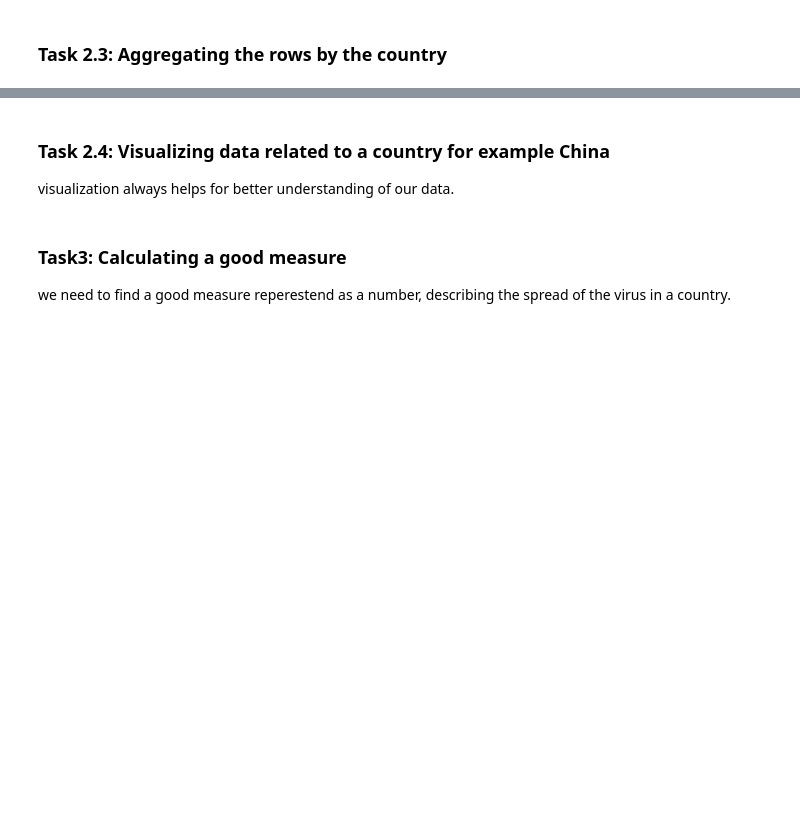
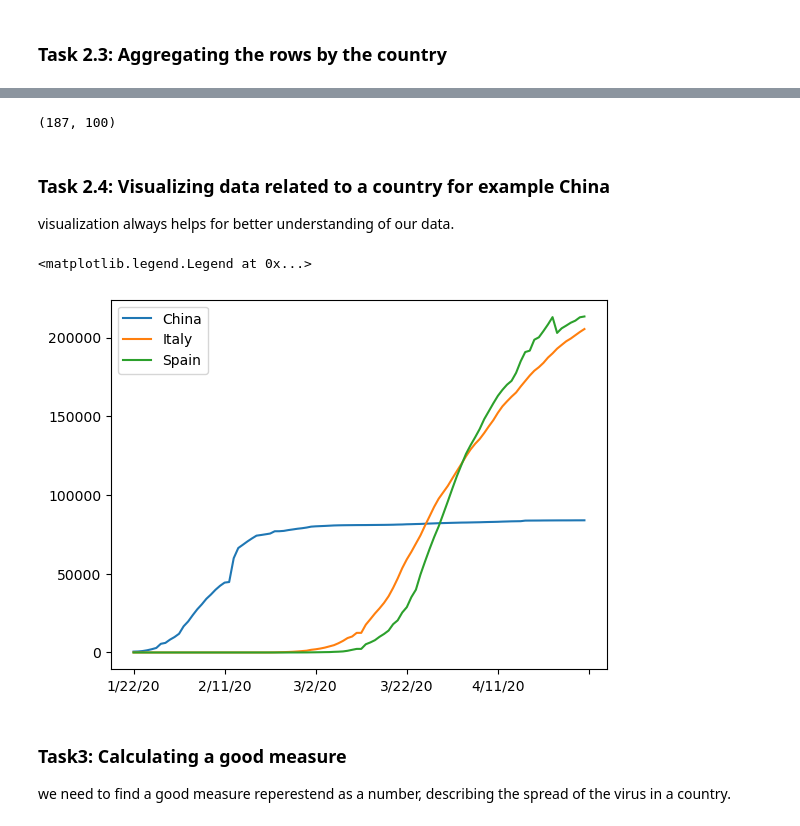
Before and after one commit to VishnuP02/covid-19, a Jupyter notebook: covid19 data analysis notebook.ipynb, the cells around one changed output, grey strips where cells are left out. Saved outputs shown, nothing was run; the diff lists cells and outputs as text; code cells hidden in the pictures; blank space fills up the shorter version.

```diff
--- a/covid19 data analysis notebook.ipynb
+++ b/covid19 data analysis notebook.ipynb
@@ -60,4 +60,4 @@ corona_dataset_csv.head(10)
 # %% [markdown]
 ### Task 2.3: Aggregating the rows by the country
 # %%
-corona_dataset_aggregated = corona_dataset.csv.groupby("Country/Region").sum()
+corona_dataset_aggregated = corona_dataset_csv.drop("Province/State", axis=1).groupby("Country/Region").sum()
@@ -70,6 +75,18 @@ NameError: name 'corona_dataset_aggregated' is not defined
+# %%
+corona_dataset_aggregated.shape
+# %% [output]
+(187, 100)
 # %% [markdown]
 ### Task 2.4: Visualizing data related to a country for example China
 visualization always helps for better understanding of our data.
+# %%
+corona_dataset_aggregated.loc["China"].plot()
+corona_dataset_aggregated.loc["Italy"].plot()
+corona_dataset_aggregated.loc["Spain"].plot()
+plt.legend()
+# %% [output]
+<matplotlib.legend.Legend at 0x...>
+[figure, added]
 # %% [markdown]
 ### Task3: Calculating a good measure
 we need to find a good measure reperestend as a number, describing the spread of the virus in a country.
```
Also changed, not shown: parts of 33 cells of this notebook, 2 other files.
